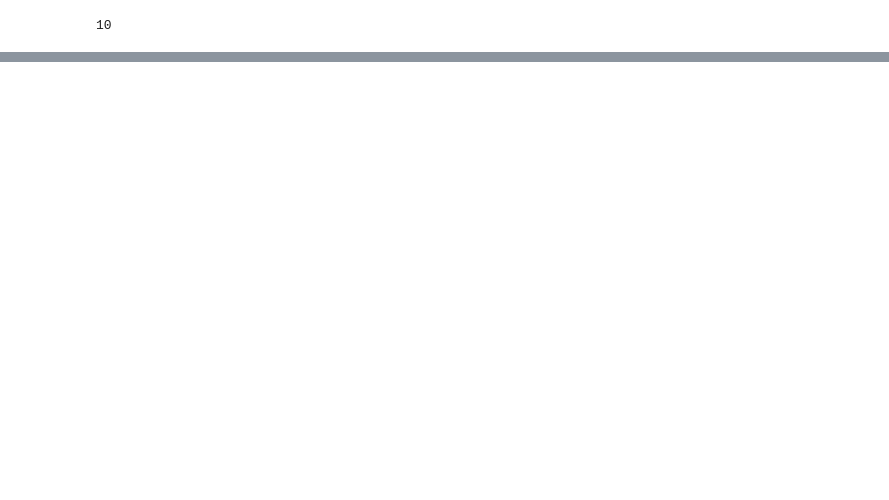
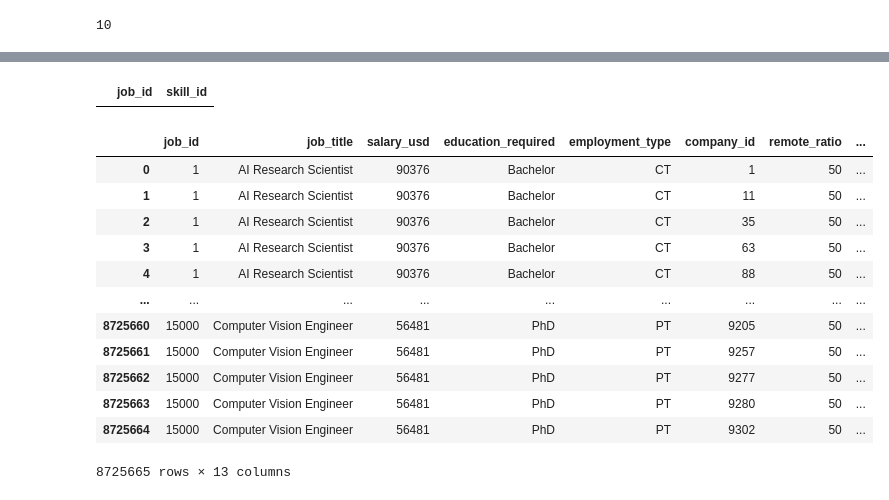
Before and after one commit to isg75/first_project, a Jupyter notebook: notebooks/Clean_Data_And_sql_Miguel.ipynb, the cells around one changed output, grey strips where cells are left out. Saved outputs shown, nothing was run; the diff lists cells and outputs as text; code cells hidden in the pictures; blank space fills up the shorter version.

```diff
--- a/notebooks/Clean_Data_And_sql_Miguel.ipynb
+++ b/notebooks/Clean_Data_And_sql_Miguel.ipynb
@@ -157,42 +126,0 @@ melted_df
-# %%
-import os
-
-export_folder = r'C:\Users\toloz\Ironhack\Week 4\Project\first_project\data\clean'
-
-# 1. Employee Table (unique rows + employee_id)
-employee = (
-    df[['employee_residence', 'experience_level', 'years_experience']]
-    .drop_duplicates()
-    .reset_index(drop=True)
-)
-employee['employee_id'] = employee.index + 1
-
-# 2. Company Table (unique rows + company_id)
-company = (
-    df[['company_location', 'company_name', 'company_size', 'industry']]
-    .drop_duplicates()
-    .reset_index(drop=True)
-)
-company['company_id'] = company.index + 1
-
-# 3. Job Table (copy from original, no changes there)
-job = df.copy()
-
-# Merge job with employee to get employee_id
-job = job.merge(employee, on=['employee_residence', 'experience_level', 'years_experience'], how='left')
-
-# Merge job with company to get company_id
-job = job.merge(company, on=['company_location', 'company_name', 'company_size', 'industry'], how='left')
-
-# Assign job_id
-job['job_id'] = job.index + 1
-
-# Select and reorder columns for job table
-job = job[['job_id', 'job_title', 'salary_usd', 'education_required', 'employment_type',
-           'employee_id', 'company_id', 'remote_ratio', 'required_skills',
-           'salary_currency', 'posting_date', 'benefits_score']]
-
-# Export CSVs
-employee.to_csv(os.path.join(export_folder, 'employee.csv'), index=False, sep=',', encoding='utf-8', lineterminator='\n')
-company.to_csv(os.path.join(export_folder, 'company.csv'), index=False, sep=',', encoding='utf-8', lineterminator='\n')
-job.to_csv(os.path.join(export_folder, 'job.csv'), index=False, sep=',', encoding='utf-8', lineterminator='\n')
@@ -198,0 +275,20 @@ job.to_csv(os.path.join(export_folder, 'job.csv'), index=False, sep=',', encodin
+# %%
+bridge_table
+# %% [output]
+|  | job_id | skill_id |
+# %%
+job
+# %% [output]
+|  | job_id | job_title | salary_usd | education_required | employment_type | company_id | remote_ratio | ... |
+| 0 | 1 | AI Research Scientist | 90376 | Bachelor | CT | 1 | 50 | ... |
+| 1 | 1 | AI Research Scientist | 90376 | Bachelor | CT | 11 | 50 | ... |
+| 2 | 1 | AI Research Scientist | 90376 | Bachelor | CT | 35 | 50 | ... |
+| 3 | 1 | AI Research Scientist | 90376 | Bachelor | CT | 63 | 50 | ... |
+| 4 | 1 | AI Research Scientist | 90376 | Bachelor | CT | 88 | 50 | ... |
+| ... | ... | ... | ... | ... | ... | ... | ... | ... |
+| 8725660 | 15000 | Computer Vision Engineer | 56481 | PhD | PT | 9205 | 50 | ... |
+| 8725661 | 15000 | Computer Vision Engineer | 56481 | PhD | PT | 9257 | 50 | ... |
+| 8725662 | 15000 | Computer Vision Engineer | 56481 | PhD | PT | 9277 | 50 | ... |
+| 8725663 | 15000 | Computer Vision Engineer | 56481 | PhD | PT | 9280 | 50 | ... |
+| 8725664 | 15000 | Computer Vision Engineer | 56481 | PhD | PT | 9302 | 50 | ... |
+8725665 rows × 13 columns
```
Also changed, not shown: parts of 21 cells of this notebook, 8 other files.
